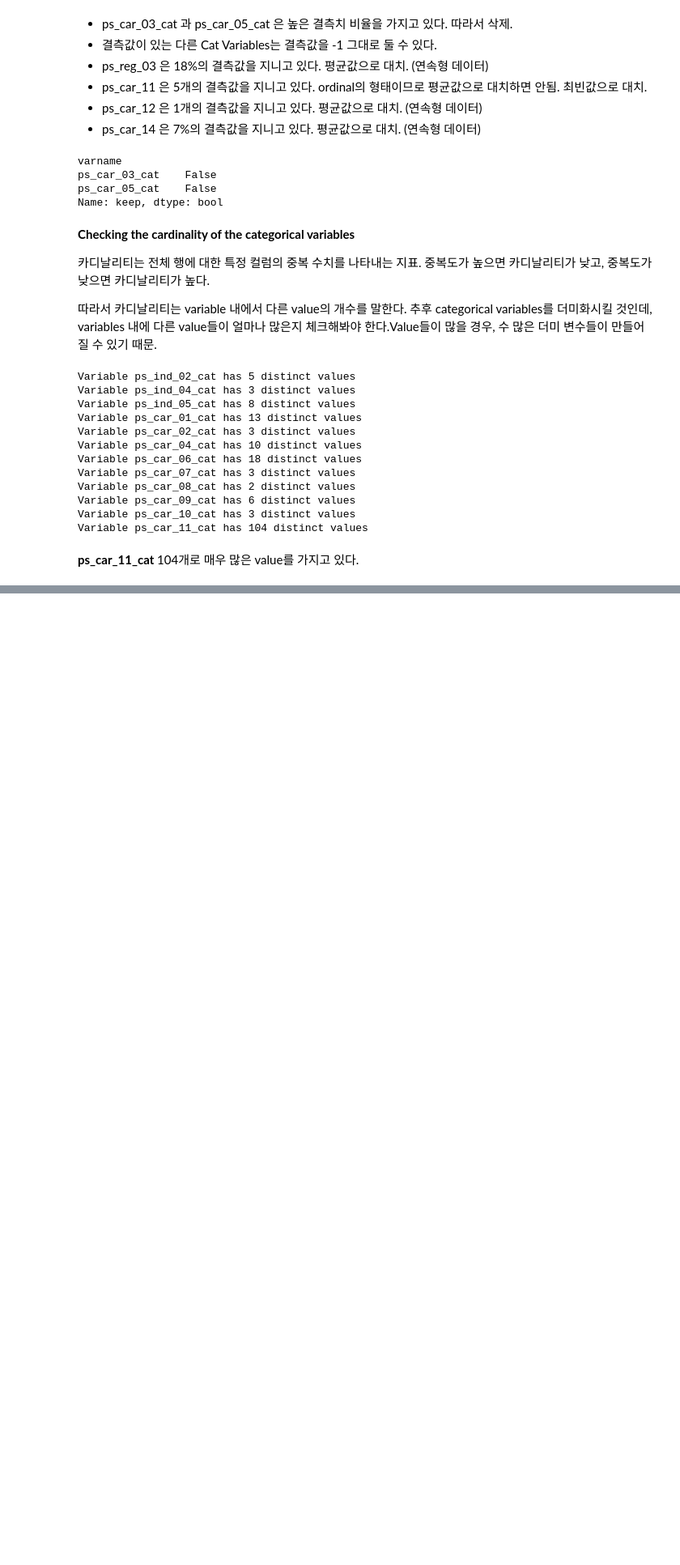
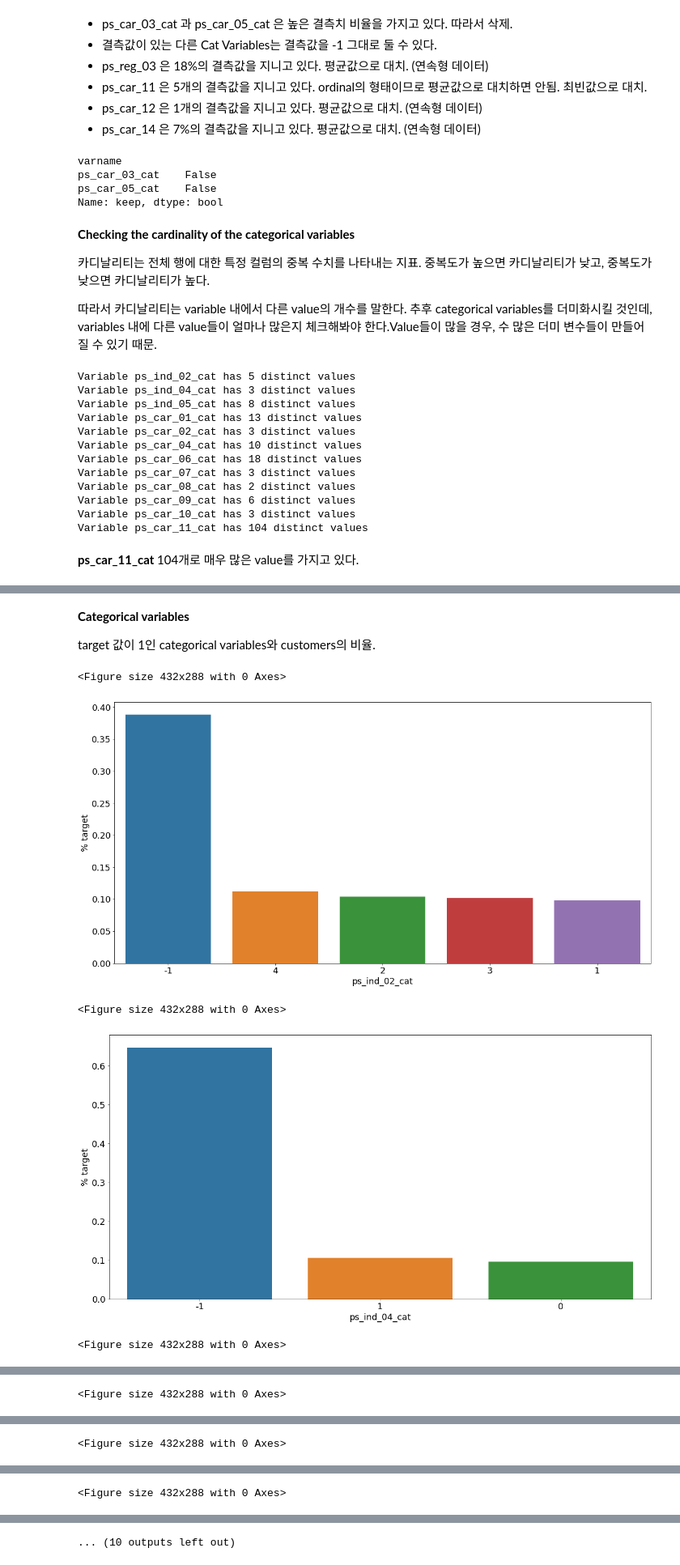
Before and after one commit to maengg/Kaggle_Kernel_Study, a Jupyter notebook: Porto_Data_Preparation_&_Exploration.ipynb, the cells around one changed output, grey strips where cells are left out. Shown: that part at 81% size. Cells and saved outputs as stored; diff of their text form; code cells hidden in the pictures; blank space fills up the shorter version.

```diff
--- a/Porto_Data_Preparation_&_Exploration.ipynb
+++ b/Porto_Data_Preparation_&_Exploration.ipynb
@@ -259,14 +259,14 @@ idx_0 = train[train.target == 0].index
 idx_1 = train[train.target == 1].index
 
 # target value 기존 record 수를 구한다.
-nb_0 = len(train.loc[idx_0]) # 573518개
-nb_1 = len(train.loc[idx_1]) # 21694개
+nb_0 = len(train.loc[idx_0]) # 573518 개
+nb_1 = len(train.loc[idx_1]) # 21694 개
 
 # undersampling 비율을 계산하고 target = 0 인 record 수를 계산
-undersampling_rate = (((1-desired_apriori)*nb_1) / (nb_0*desired_apriori))
+undersampling_rate = ((1-desired_apriori)*nb_1)/(nb_0*desired_apriori)
 undersampled_nb_0 = int(undersampling_rate*nb_0)
 
-print('Rate to undersample records with target=0 : {}'.format(undersampling_rate))
+print('Rate to undersample records with target=0: {}'.format(undersampling_rate))
 print('Number of records with target=0 after undersampling: {}'.format(undersampled_nb_0))
 
 # shuffle을 활용하여 undersampling 된 개수만큼의 samples를 가지는 nb=0을 무작위로 추출.
@@ -334,6 +334,7 @@ train[['ps_car_05_cat', 'target']].groupby('ps_car_05_cat').mean()
 vars_to_drop = ['ps_car_03_cat', 'ps_car_05_cat']
 
 train.drop(vars_to_drop, axis=1, inplace=True)
+meta.loc[(vars_to_drop),'keep'] = False
 # %%
 # 메타 데이터 업데이트.
 meta.loc[(vars_to_drop), 'keep']
@@ -389,0 +443,15 @@ Variable ps_car_11_cat has 104 distinct values
+# %%
+train_encoded, test_encoded = target_encode(train["ps_car_11_cat"],
+                             test["ps_car_11_cat"],
+                             target=train.target,
+                             min_samples_leaf=100,
+                             smoothing=10,
+                             noise_level=0.01)
+
+train['ps_car_11_cat_te'] = train_encoded
+# 기존에 있던 것 없앰.
+train.drop('ps_car_11_cat', axis=1, inplace=True)
+# 메타데이터 업데이트
+meta.loc['ps_car_11_cat','keep'] = False
+test['ps_car_11_cat_te'] = test_encoded
+test.drop('ps_car_11_cat', axis=1, inplace=True)
@@ -389,0 +460,25 @@ Variable ps_car_11_cat has 104 distinct values
+# %% [markdown]
+**Categorical variables** <br>
+
+target 값이 1인 categorical variables와 customers의 비율.
+# %%
+v = meta[(meta.level == 'norminal') & (meta.keep)].index
+
+for f in v:
+  plt.figure()
+  fig, ax = plt.subplots(figsize=(20,10))
+
+  cat_prec = train[[f,'target']].groupby([f], as_index=False).mean()
+  cat_prec.sort_values(by = 'target', ascending=False, inplace=True)
+
+  sns.barplot(ax=ax, x=f, y='target', data=cat_prec, order=cat_prec[f])
+  plt.ylabel('% target', fontsize=18)
+  plt.xlabel(f, fontsize=18)
+  plt.tick_params(axis='both', which='major', labelsize=18)
+  plt.show()
+# %% [output]
+<Figure size 432x288 with 0 Axes>
+[figure, added]
+<Figure size 432x288 with 0 Axes>
+[figure, added]
+<Figure size 432x288 with 0 Axes>
@@ -389,0 +486 @@ Variable ps_car_11_cat has 104 distinct values
+<Figure size 432x288 with 0 Axes>
@@ -389,0 +488 @@ Variable ps_car_11_cat has 104 distinct values
+<Figure size 432x288 with 0 Axes>
@@ -389,0 +490 @@ Variable ps_car_11_cat has 104 distinct values
+<Figure size 432x288 with 0 Axes>
@@ -389,0 +492 @@ Variable ps_car_11_cat has 104 distinct values
+... (10 outputs left out)
```
Also changed, not shown: parts of 26 cells of this notebook.
